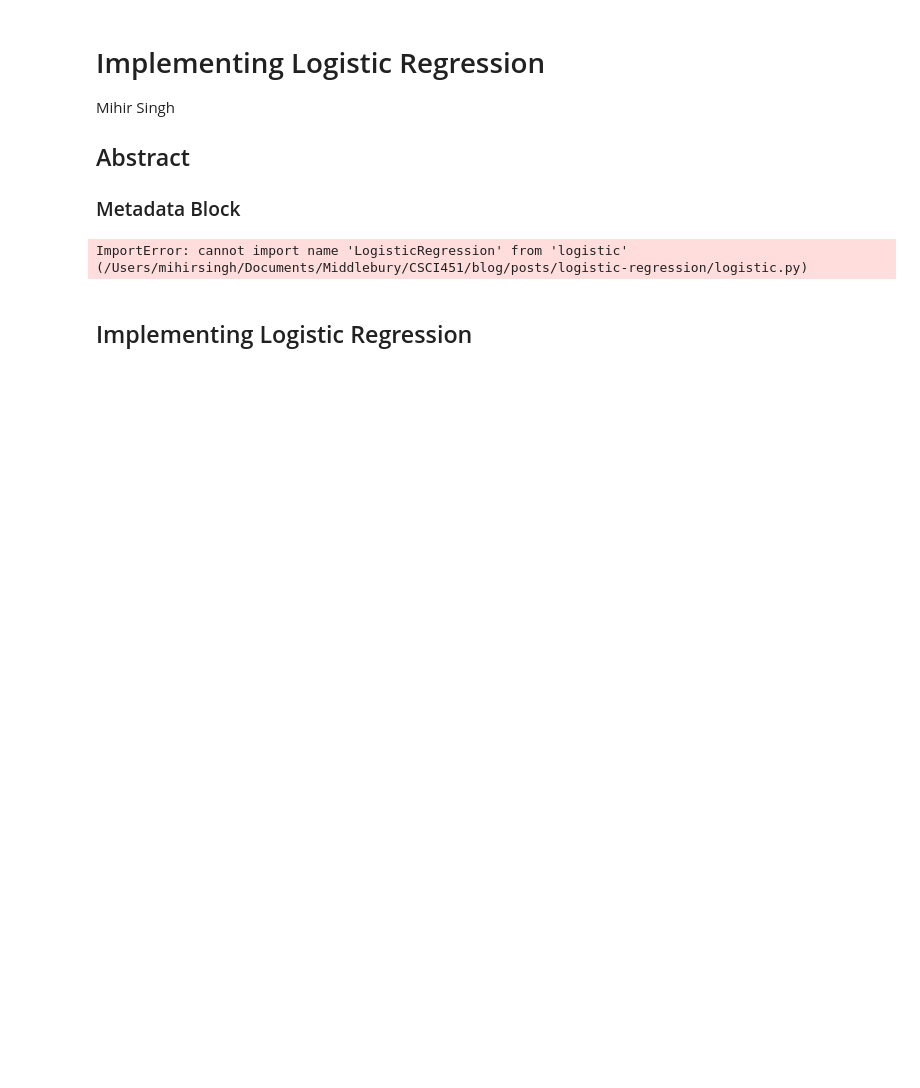
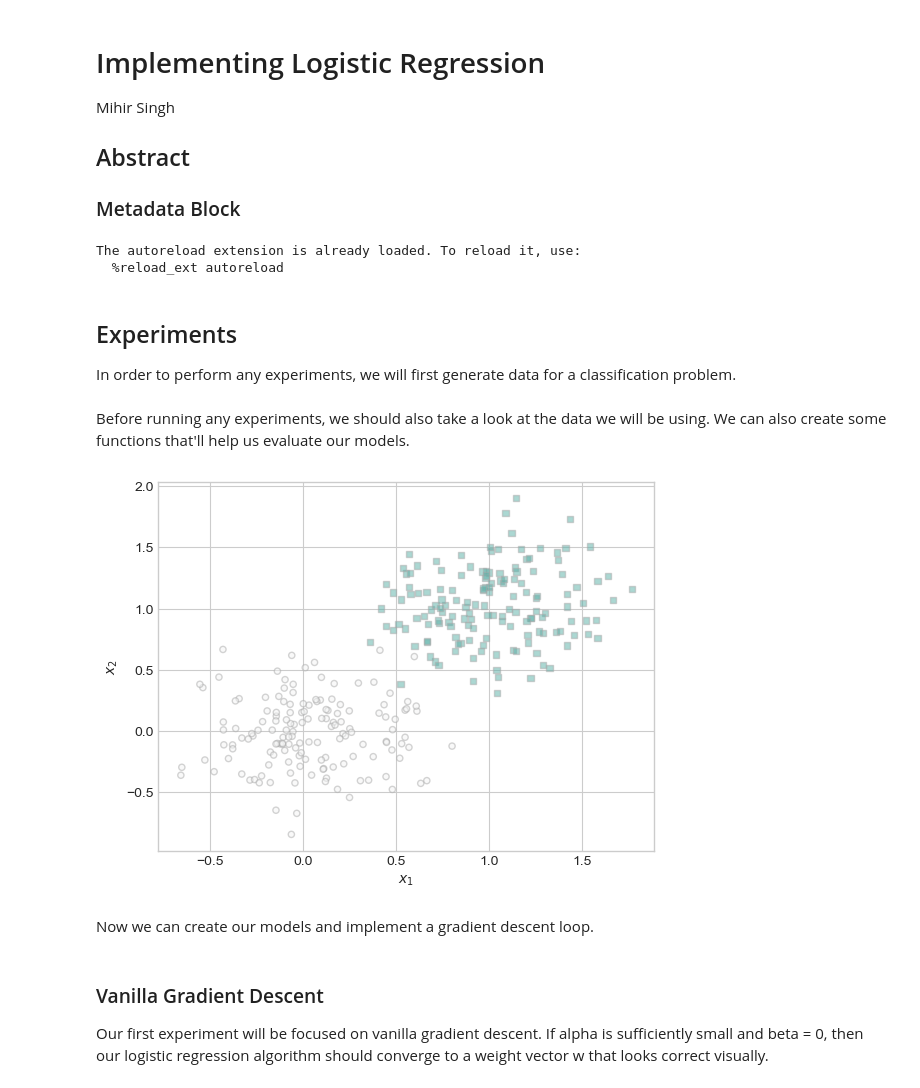
Before and after one commit to mihirBSingh/mihirBSingh.github.io, a Jupyter notebook: posts/logistic-regression/index.ipynb, the cells around one changed output. Drawn from its saved outputs; the diff is of its cells as text; code cells hidden in the pictures; blank space fills up the shorter version.

Commit message:
adding logistic.py

```diff
--- a/posts/logistic-regression/index.ipynb
+++ b/posts/logistic-regression/index.ipynb
@@ -10,8 +10,54 @@ Mihir Singh
 %load_ext autoreload
 %autoreload 2
 from logistic import LogisticRegression, GradientDescentOptimizer
+import torch
+from matplotlib import pyplot as plt
+plt.style.use('seaborn-v0_8-whitegrid')
 # %% [output]
-ImportError: cannot import name 'LogisticRegression' from 'logistic' (/Users/mihirsingh/Documents/Middlebury/CSCI451/blog/posts/logistic-regression/logistic.py)
+The autoreload extension is already loaded. To reload it, use:
+  %reload_ext autoreload
-# %% [markdown]
-
-## Implementing Logistic Regression
+# %% [markdown]
+## Experiments
+In order to perform any experiments, we will first generate data for a classification problem.
+# %%
+def classification_data(n_points = 300, noise = 0.3, p_dims = 2):
+
+    y = torch.arange(n_points) >= int(n_points/2)
+    y = 1.0*y
+    X = y[:, None] + torch.normal(0.0, noise, size = (n_points,p_dims))
+    X = torch.cat((X, torch.ones((X.shape[0], 1))), 1)
+
+    return X, y
+
+X, y = classification_data(noise = 0.5)
+# %% [markdown]
+Before running any experiments, we should also take a look at the data we will be using. We can also create some functions that'll help us evaluate our models.
+# %%
+# function to plot data - from Professor Phil Chodrow
+def plot_data(X, y, ax):
+    targets = [0, 1]
+    markers = ["o" , ","]
+    for i in range(2):
+        ix = y == targets[i]
+        ax.scatter(X[ix,0], X[ix,1], s = 20,  c = y[ix], facecolors = "none", edgecolors = "darkgrey", cmap = "BrBG", vmin = -2, vmax = 2, alpha = 0.5, marker = markers[i])
+    ax.set(xlabel = r"$x_1$", ylabel = r"$x_2$")
+
+# function to plot data - from Professor Phil Chodrow
+def draw_line(w, x_min, x_max, ax, **kwargs):
+    w_ = w.flatten()
+    x = torch.linspace(x_min, x_max, 101)
+    y = -(w_[0]*x + w_[2])/w_[1]
+    l = ax.plot(x, y, **kwargs)
+
+# function to determine accuracy of logistic regression models
+def accuracy(model, X, y):
+    return torch.mean((1.0*(model.predict(X) == y)))
+
+fig, ax = plt.subplots(1, 1)
+
+X, y = classification_data()
+plot_data(X, y, ax)
+# %% [output]
+[figure, added]
+# %% [markdown]
+Now we can create our models and implement a gradient descent loop.
@@ -17,0 +71,3 @@ ImportError: cannot import name 'LogisticRegression' from 'logistic' (/Users/mih
+# %% [markdown]
+### Vanilla Gradient Descent
+Our first experiment will be focused on vanilla gradient descent. If alpha is sufficiently small and beta = 0, then our logistic regression algorithm should converge to a weight vector w that looks correct visually.
```
Also changed, not shown: parts of 18 cells of this notebook, 1 other file.
